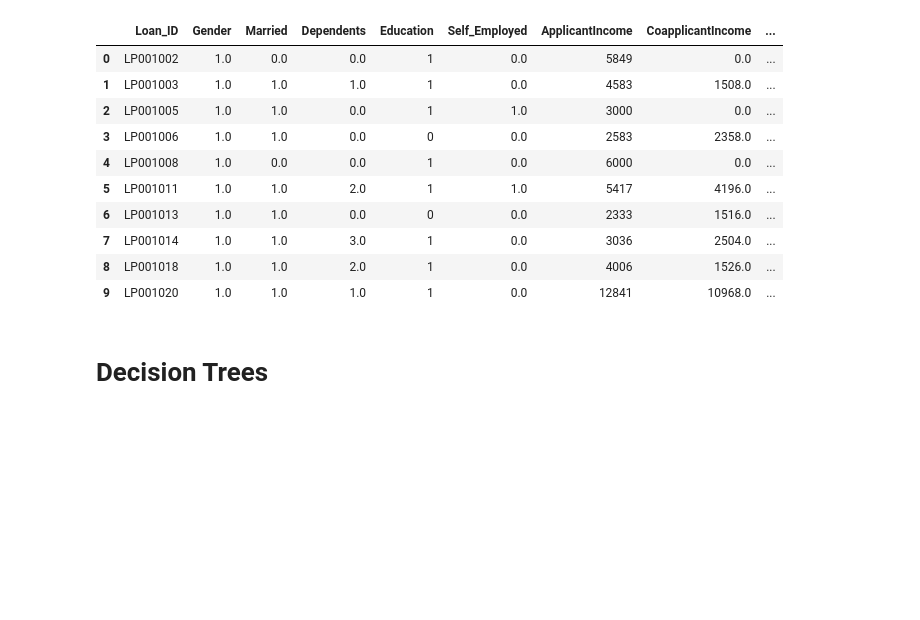
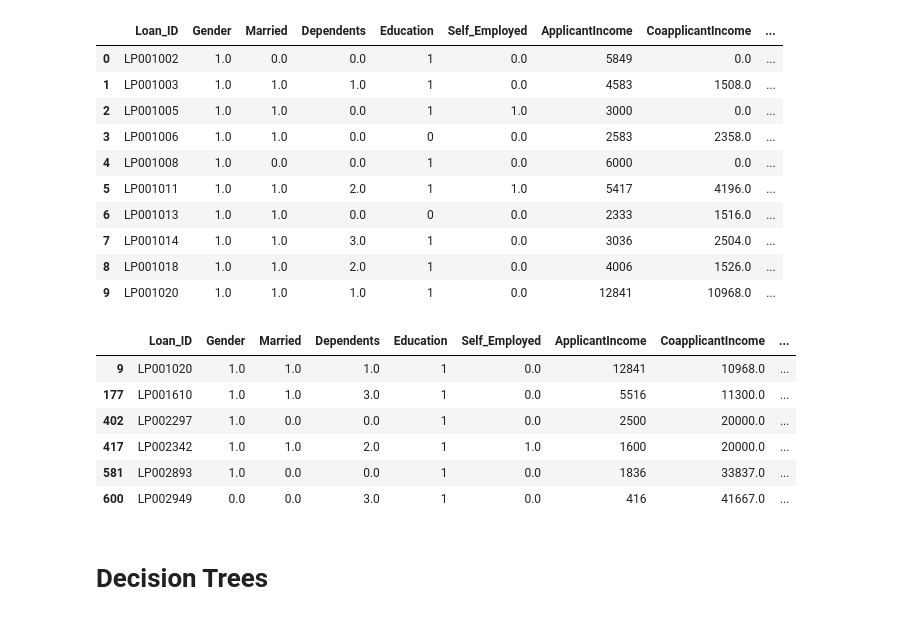
Before and after one commit to GavinMurdock/cs5830_project8, a Jupyter notebook: Project_8.ipynb, the cells around one changed output. Cells and saved outputs as stored; diff of their text form; code cells hidden in the pictures; blank space fills up the shorter version.

```diff
--- a/Project_8.ipynb
+++ b/Project_8.ipynb
@@ -80,6 +80,16 @@ loan.head(10)
 | 7 | LP001014 | 1.0 | 1.0 | 3.0 | 1 | 0.0 | 3036 | 2504.0 | ... |
 | 8 | LP001018 | 1.0 | 1.0 | 2.0 | 1 | 0.0 | 4006 | 1526.0 | ... |
 | 9 | LP001020 | 1.0 | 1.0 | 1.0 | 1 | 0.0 | 12841 | 10968.0 | ... |
+# %%
+loan[loan.CoapplicantIncome >= 9974]
+# %% [output]
+|  | Loan_ID | Gender | Married | Dependents | Education | Self_Employed | ApplicantIncome | CoapplicantIncome | ... |
+| 9 | LP001020 | 1.0 | 1.0 | 1.0 | 1 | 0.0 | 12841 | 10968.0 | ... |
+| 177 | LP001610 | 1.0 | 1.0 | 3.0 | 1 | 0.0 | 5516 | 11300.0 | ... |
+| 402 | LP002297 | 1.0 | 0.0 | 0.0 | 1 | 0.0 | 2500 | 20000.0 | ... |
+| 417 | LP002342 | 1.0 | 1.0 | 2.0 | 1 | 1.0 | 1600 | 20000.0 | ... |
+| 581 | LP002893 | 1.0 | 0.0 | 0.0 | 1 | 0.0 | 1836 | 33837.0 | ... |
+| 600 | LP002949 | 0.0 | 0.0 | 3.0 | 1 | 0.0 | 416 | 41667.0 | ... |
 # %%
 feature_cols = ['Gender', 'Married', 'Education', 'Self_Employed', 'ApplicantIncome', 'Dependents', 'CoapplicantIncome', 'LoanAmount', 'Loan_Amount_Term']
 
```
Also changed, not shown: parts of 6 cells of this notebook.
